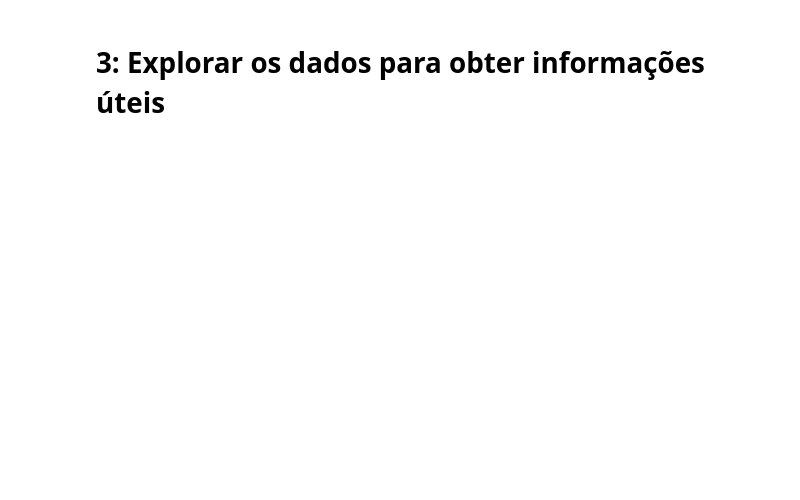
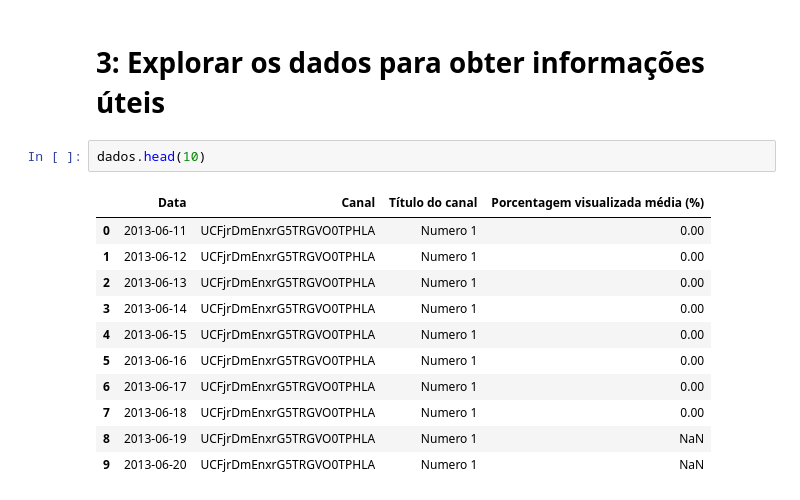
Before and after one commit to casjunior93/demoday-tera-previsao-de-retorno-de-adsense, a Jupyter notebook: Projeto_Tera.ipynb, the cells around one changed output. Saved outputs shown, nothing was run; the diff lists cells and outputs as text; blank space fills up the shorter version.

```diff
--- a/Projeto_Tera.ipynb
+++ b/Projeto_Tera.ipynb
@@ -47,2 +76,16 @@ O livro [Mãos à Obra: Aprendizado de Máquina com Scikit-Learn, Keras & Tensor
 # %% [markdown]
 # 3: Explorar os dados para obter informações úteis
+# %%
+dados.head(10)
+# %% [output]
+|  | Data | Canal | Título do canal | Porcentagem visualizada média (%) |
+| 0 | 2013-06-11 | UCFjrDmEnxrG5TRGVO0TPHLA | Numero 1 | 0.00 |
+| 1 | 2013-06-12 | UCFjrDmEnxrG5TRGVO0TPHLA | Numero 1 | 0.00 |
+| 2 | 2013-06-13 | UCFjrDmEnxrG5TRGVO0TPHLA | Numero 1 | 0.00 |
+| 3 | 2013-06-14 | UCFjrDmEnxrG5TRGVO0TPHLA | Numero 1 | 0.00 |
+| 4 | 2013-06-15 | UCFjrDmEnxrG5TRGVO0TPHLA | Numero 1 | 0.00 |
+| 5 | 2013-06-16 | UCFjrDmEnxrG5TRGVO0TPHLA | Numero 1 | 0.00 |
+| 6 | 2013-06-17 | UCFjrDmEnxrG5TRGVO0TPHLA | Numero 1 | 0.00 |
+| 7 | 2013-06-18 | UCFjrDmEnxrG5TRGVO0TPHLA | Numero 1 | 0.00 |
+| 8 | 2013-06-19 | UCFjrDmEnxrG5TRGVO0TPHLA | Numero 1 | NaN |
+| 9 | 2013-06-20 | UCFjrDmEnxrG5TRGVO0TPHLA | Numero 1 | NaN |
```
Also changed, not shown: parts of 8 cells of this notebook.
